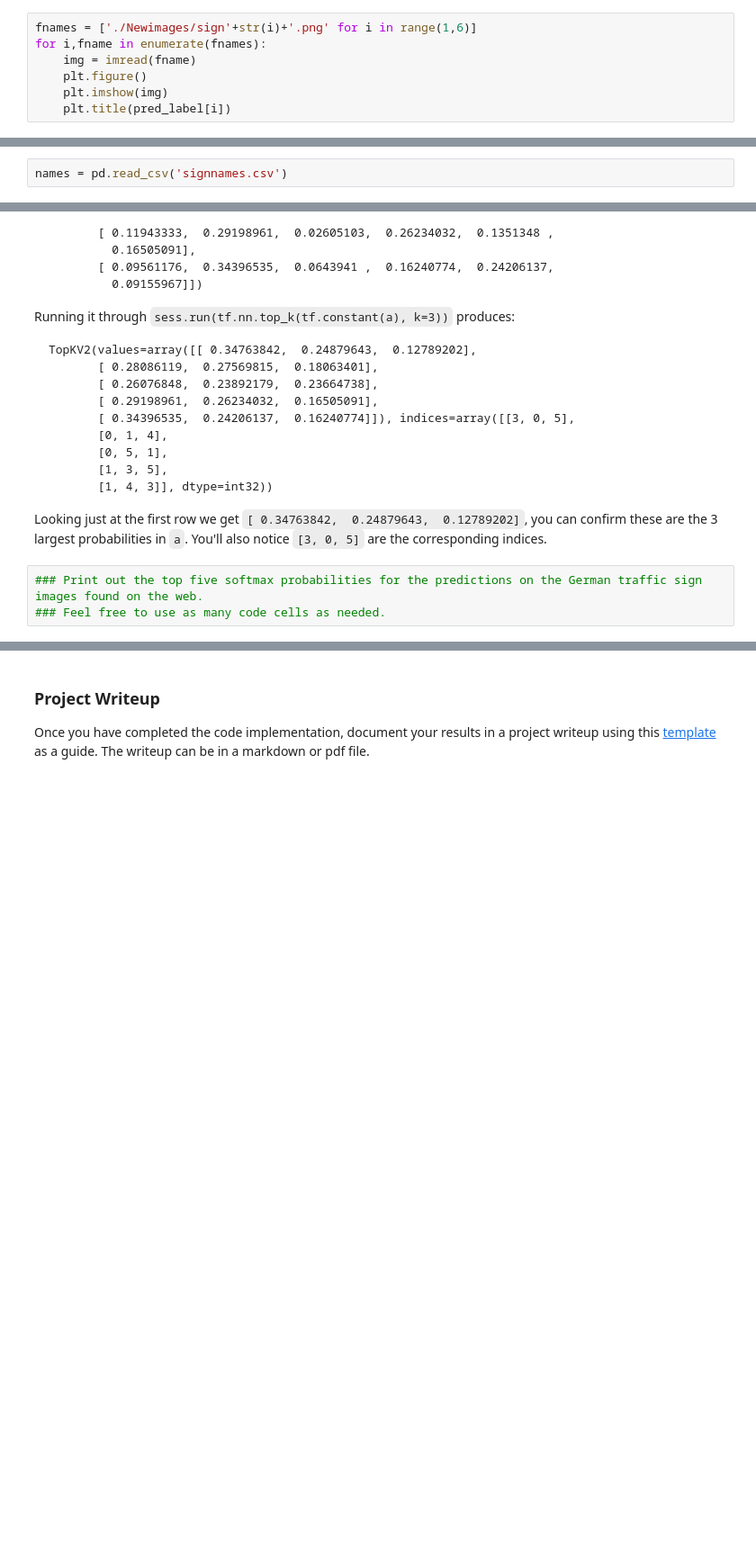
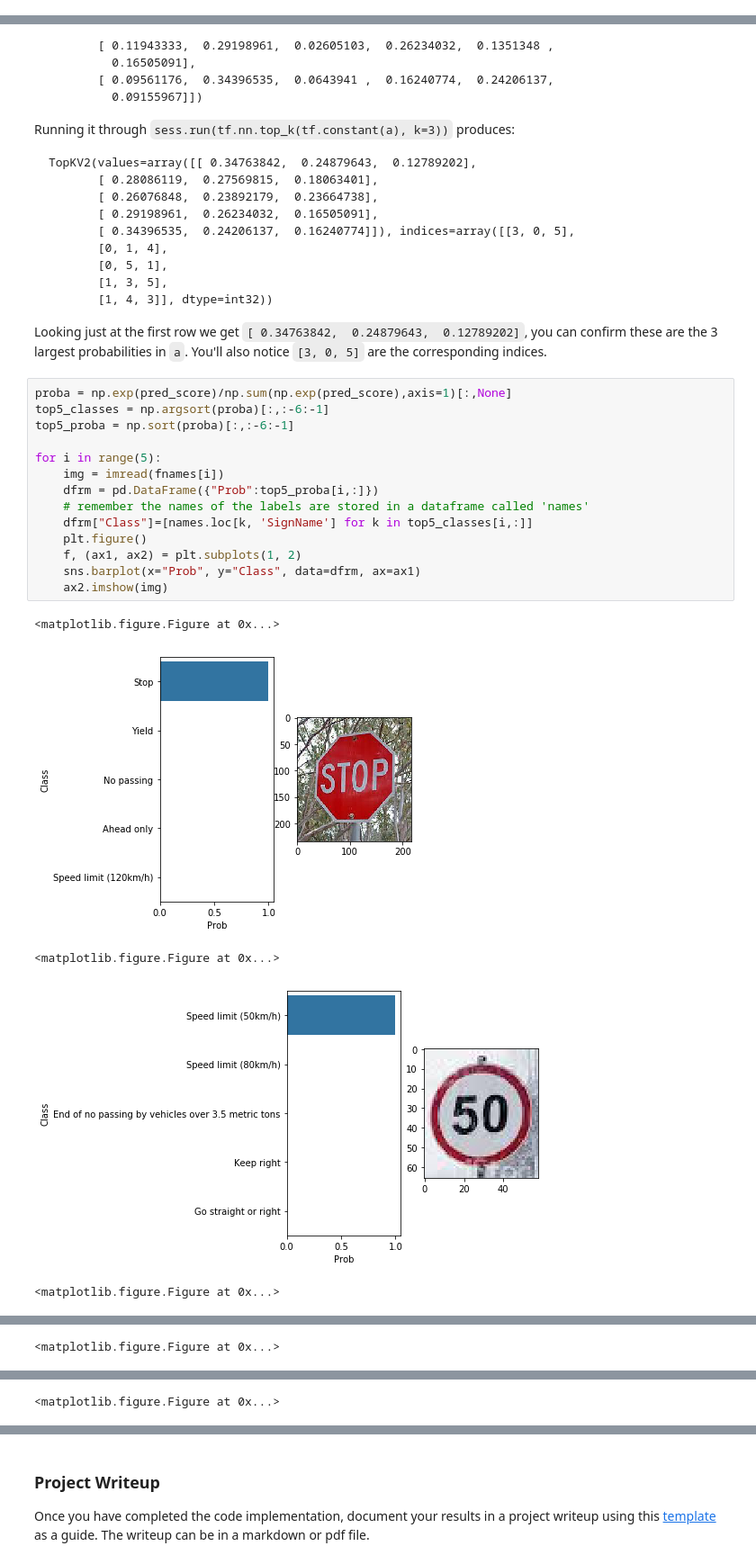
Before and after one commit to mkinet/CarND-Traffic-Sign-Classifier-P2, a Jupyter notebook: Traffic_Sign_Classifier.ipynb, the cells around one changed output, grey strips where cells are left out. Shown at 90% size. Cells and saved outputs as stored; diff of their text form; blank space fills up the shorter version.

````diff
--- a/Traffic_Sign_Classifier.ipynb
+++ b/Traffic_Sign_Classifier.ipynb
@@ -436,7 +448,0 @@ with tf.Session(graph=graph) as sess:
-# %%
-fnames = ['./Newimages/sign'+str(i)+'.png' for i in range(1,6)]
-for i,fname in enumerate(fnames):
-    img = imread(fname)
-    plt.figure()
-    plt.imshow(img)
-    plt.title(pred_label[i])
@@ -449,2 +448,0 @@ for i,fname in enumerate(fnames):
-# %%
-names = pd.read_csv('signnames.csv')
@@ -499,6 +499,23 @@ TopKV2(values=array([[ 0.34763842,  0.24879643,  0.12789202],
 ```
 
 Looking just at the first row we get `[ 0.34763842,  0.24879643,  0.12789202]`, you can confirm these are the 3 largest probabilities in `a`. You'll also notice `[3, 0, 5]` are the corresponding indices.
-# %%
-### Print out the top five softmax probabilities for the predictions on the German traffic sign images found on the web.
-### Feel free to use as many code cells as needed.
+# %%
+proba = np.exp(pred_score)/np.sum(np.exp(pred_score),axis=1)[:,None]
+top5_classes = np.argsort(proba)[:,:-6:-1]
+top5_proba = np.sort(proba)[:,:-6:-1]
+
+for i in range(5):
+    img = imread(fnames[i])
+    dfrm = pd.DataFrame({"Prob":top5_proba[i,:]})
+    # remember the names of the labels are stored in a dataframe called 'names'
+    dfrm["Class"]=[names.loc[k, 'SignName'] for k in top5_classes[i,:]]
+    plt.figure()
+    f, (ax1, ax2) = plt.subplots(1, 2)
+    sns.barplot(x="Prob", y="Class", data=dfrm, ax=ax1)
+    ax2.imshow(img)
+# %% [output]
+<matplotlib.figure.Figure at 0x...>
+[figure, added]
+<matplotlib.figure.Figure at 0x...>
+[figure, added]
+<matplotlib.figure.Figure at 0x...>
@@ -504,0 +523 @@ Looking just at the first row we get `[ 0.34763842,  0.24879643,  0.12789202]`,
+<matplotlib.figure.Figure at 0x...>
@@ -504,0 +525 @@ Looking just at the first row we get `[ 0.34763842,  0.24879643,  0.12789202]`,
+<matplotlib.figure.Figure at 0x...>
````
Also changed, not shown: parts of 13 cells of this notebook.
